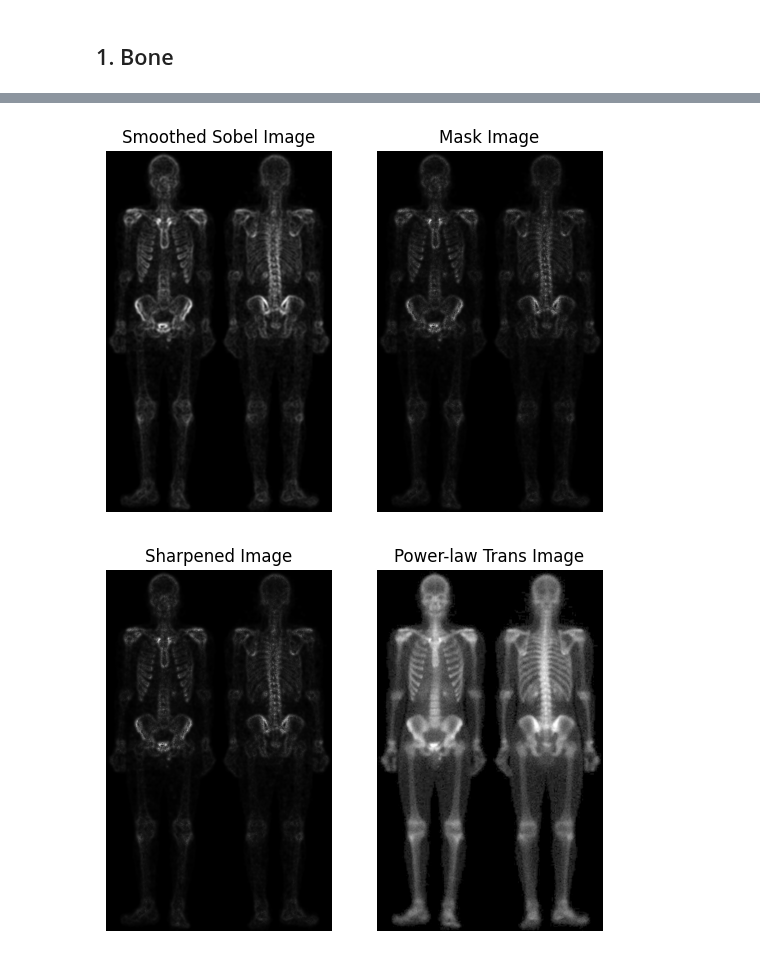
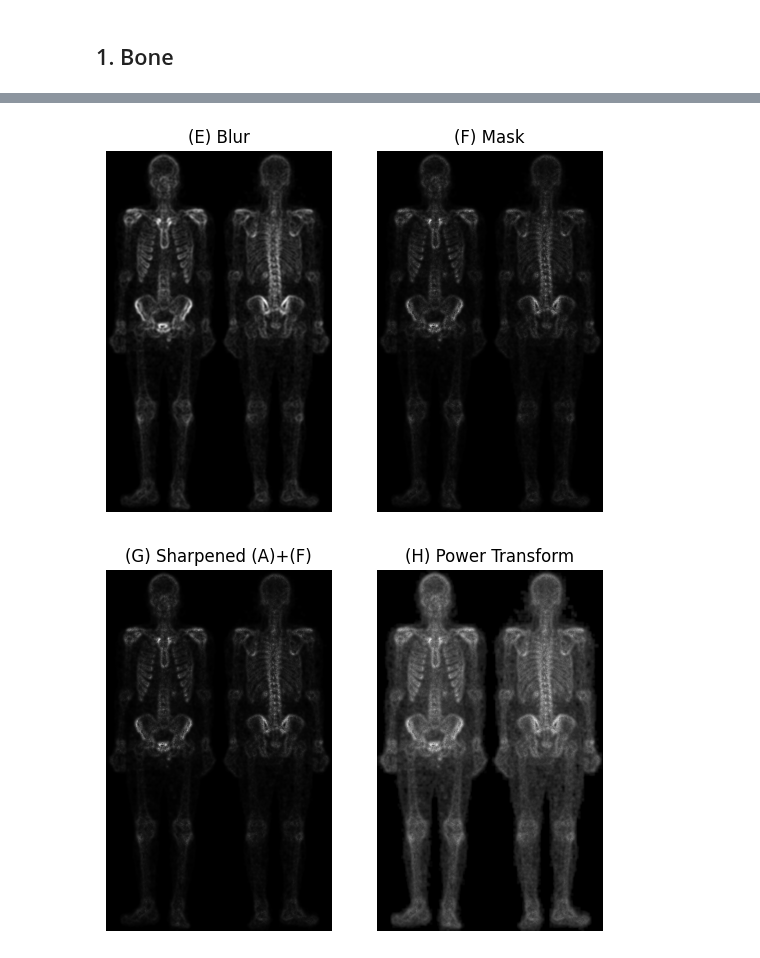
Before and after one commit to Vincent-Lien/NYCU_DIP_2024, a Jupyter notebook: HW3-4/HW3-4_code.ipynb, the cells around one changed output, grey strips where cells are left out. Saved outputs shown, nothing was run; the diff lists cells and outputs as text; code cells hidden in the pictures.

```diff
--- a/HW3-4/HW3-4_code.ipynb
+++ b/HW3-4/HW3-4_code.ipynb
@@ -88,18 +136,18 @@ def normalize_image(image):
 # %% [markdown]
 ## 1. Bone
 # %%
-# (b)
+# (b): laplacian
 laplacian_kernel = np.array([
     [-1, -1, -1],
     [-1,  8, -1],
     [-1, -1, -1]
 ])
-laplacian_img1 = cv2.filter2D(img1, cv2.CV_64F, laplacian_kernel)
+laplacian_img = cv2.filter2D(img1, cv2.CV_64F, laplacian_kernel)
 
-# (c)
-sharpened_by_laplacian_img1 = img1 + normalize_image(laplacian_img1)
+# (c): (a) + (b)
+sharpened_by_laplacian_img = img1 + normalize_image(laplacian_img)
 
-# (d)
+# (d): sobel
 sobel_kernel_x = np.array([
     [-1, -2, -1],
     [ 0,  0,  0],
@@ -112,25 +160,24 @@ sobel_kernel_y = np.array([
     [-1, 0, 1]
 ])
 
-# 計算梯度
 grad_x = cv2.filter2D(img1, cv2.CV_64F, sobel_kernel_x)
 grad_y = cv2.filter2D(img1, cv2.CV_64F, sobel_kernel_y)
 
-sobel_mag1 = np.absolute(grad_x) + np.absolute(grad_y)
+sobel_mag = np.absolute(grad_x) + np.absolute(grad_y)
 
-# (e)
-sobel_smoothed_img1 = cv2.blur(sobel_mag1, (5, 5))
+# (e): blur
+sobel_smoothed_img = cv2.blur(sobel_mag, (5, 5))
 
-# (f)
-mask_img1 = normalize_image(laplacian_img1) * sobel_smoothed_img1
+# (f): (b) + (e)
+mask_img = normalize_image(laplacian_img) * sobel_smoothed_img
 
-# (g)
-sharpened_by_mask_img1 = img1 + mask_img1
+# (g): (a) + (f)
+sharpened_by_mask_img = img1 + mask_img
 
-# (h)
+# (h): power transform
 gamma, c = 0.5, 1
-final_img1 = c * img1 ** gamma
+final_img = c * sharpened_by_mask_img ** gamma
 
 # show the results
-show_results(img1, laplacian_img1, sharpened_by_laplacian_img1, sobel_mag1, sobel_smoothed_img1, mask_img1, sharpened_by_mask_img1, final_img1)
+show_results(img1, laplacian_img, sharpened_by_laplacian_img, sobel_mag, sobel_smoothed_img, mask_img, sharpened_by_mask_img, final_img, gray_img=True)
 # %% [output]
@@ -139,2 +186,2 @@ show_results(img1, laplacian_img1, sharpened_by_laplacian_img1, sobel_mag1, sobe
-[figure, old version]
+[figure, new version]
-[figure, old version]
+[figure, new version]
```
Also changed, not shown: parts of 5 cells of this notebook.
